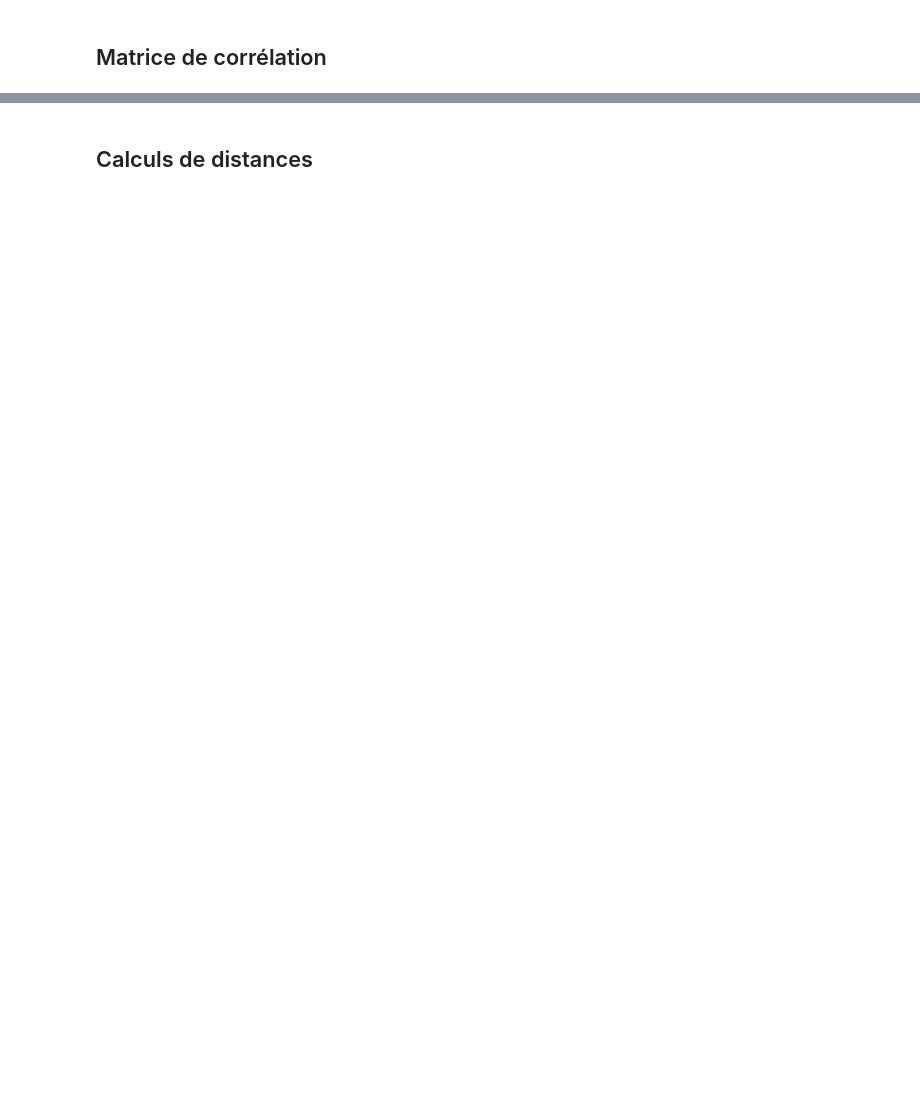
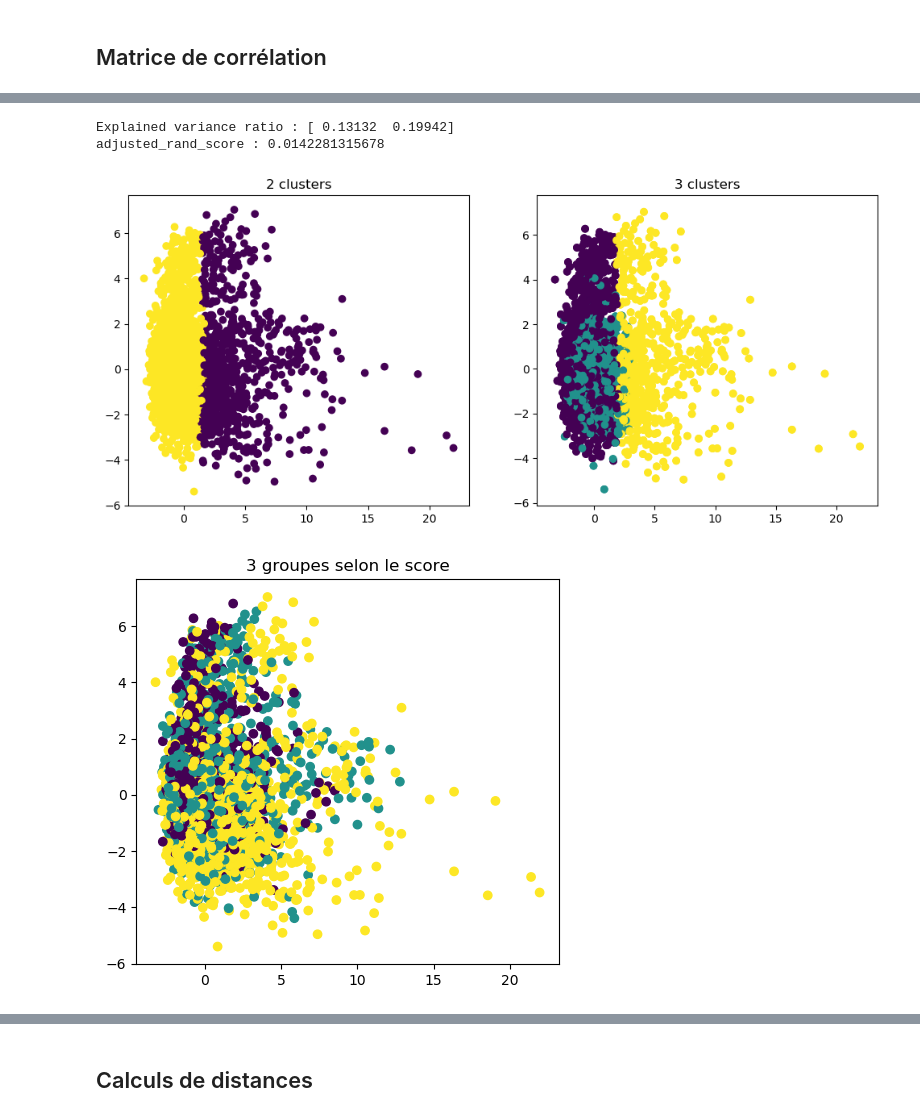
Before and after one commit to morganscao/Projet3, a Jupyter notebook: Notebooks/Projet2 - Modelisation.ipynb, the cells around one changed output, grey strips where cells are left out. Drawn from its saved outputs; the diff is of its cells as text; code cells hidden in the pictures; blank space fills up the shorter version.

```diff
--- a/Notebooks/Projet2 - Modelisation.ipynb
+++ b/Notebooks/Projet2 - Modelisation.ipynb
@@ -169,0 +214,7 @@ print (df_num.shape)
+# %%
+GraphPCA(df_num1)
+# %% [output]
+Explained variance ratio : [ 0.13132  0.19942]
+adjusted_rand_score : 0.0142281315678
+[figure, added]
+[figure, added]
```
Also changed, not shown: parts of 71 cells of this notebook, 4 other files.
